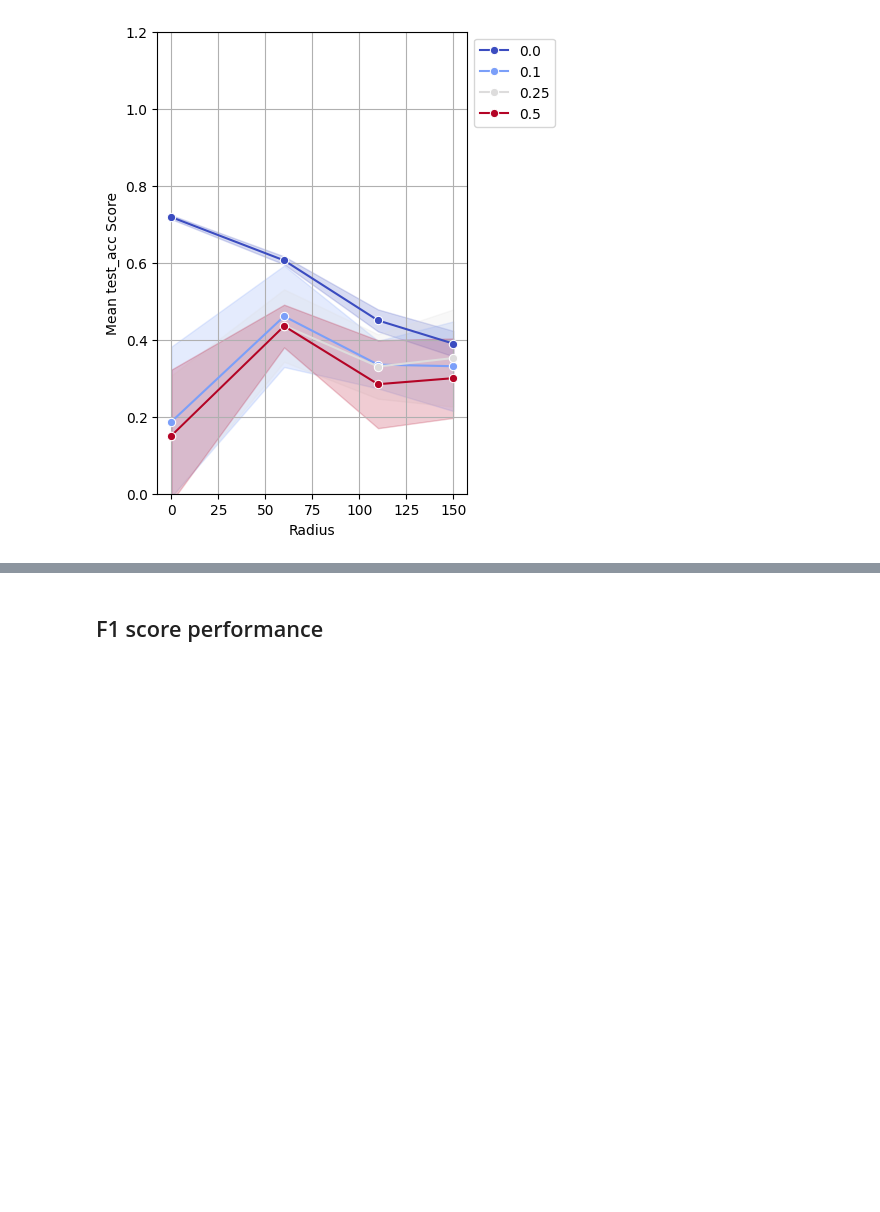
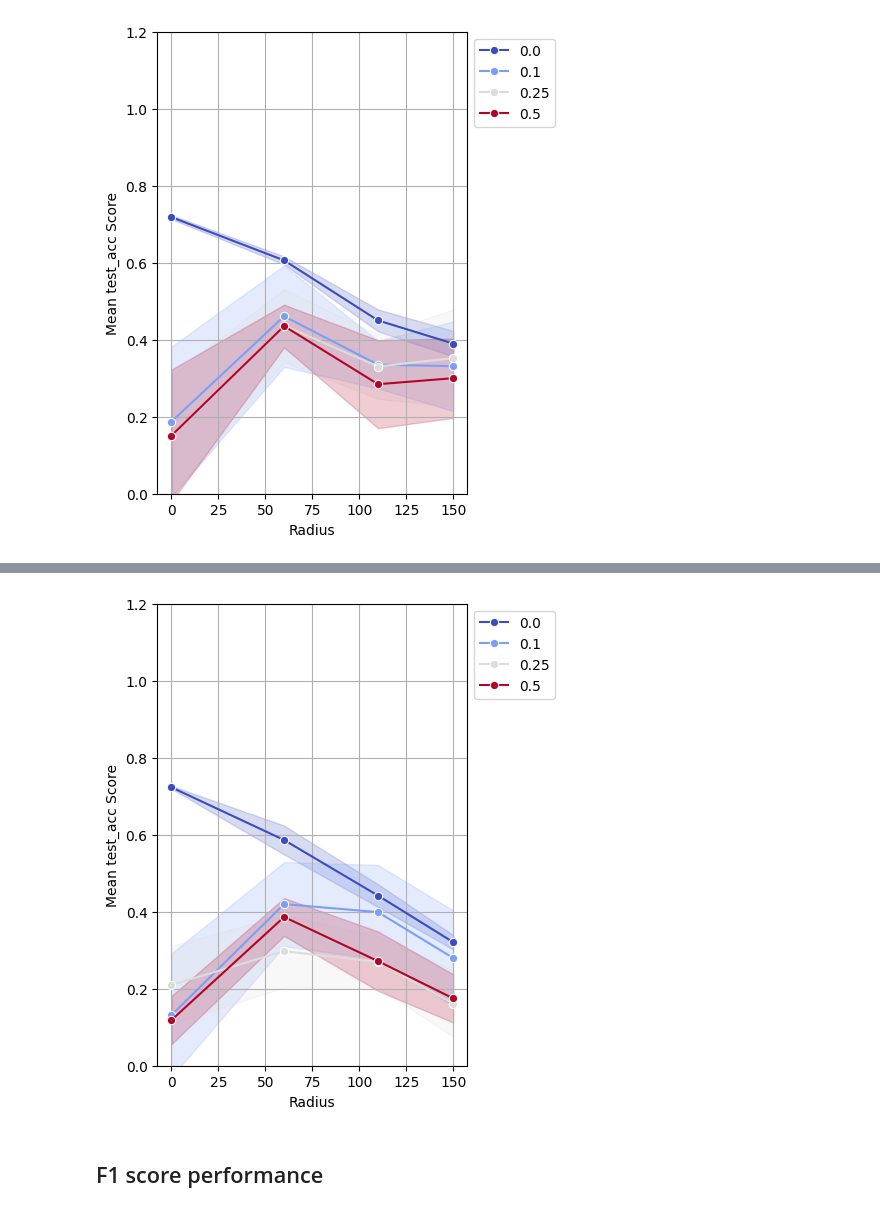
Before and after one commit to theislab/InterScale_reproducibility, a Jupyter notebook: notebooks/melton_jimenez_25/Node_class_performance.ipynb, the cells around one changed output, grey strips where cells are left out. Drawn from its saved outputs; the diff is of its cells as text; code cells hidden in the pictures; blank space fills up the shorter version.

```diff
--- a/notebooks/melton_jimenez_25/Node_class_performance.ipynb
+++ b/notebooks/melton_jimenez_25/Node_class_performance.ipynb
@@ -96,4 +116,6 @@ GNN_wandb.plot_robustness(metric="test_acc", save_path = f"{BASE_DIR_REPO}/Inter
 # %%
-#InterScale_wandb.plot_robustness(metric="test_acc", save_path =  f"{BASE_DIR_REPO}/InterScale_reproducibility/figures/{DATA}/node_class")
+InterScale_wandb.plot_robustness(metric="test_acc", save_path =  f"{BASE_DIR_REPO}/InterScale_reproducibility/figures/{DATA}/node_class")
+# %% [output]
+[figure, added]
 # %% [markdown]
 ## F1 score performance
```
Also changed, not shown: parts of 12 cells of this notebook, 4 other files.
